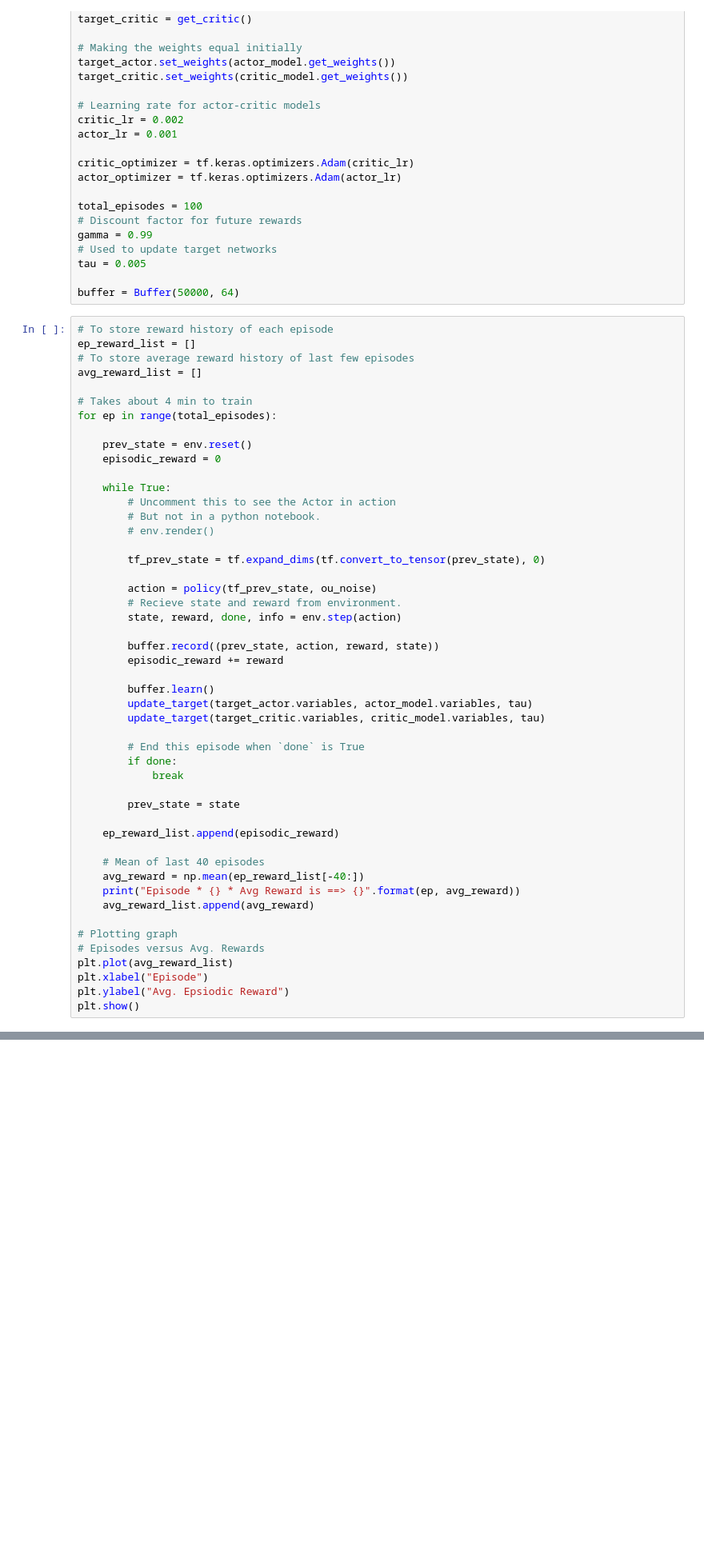
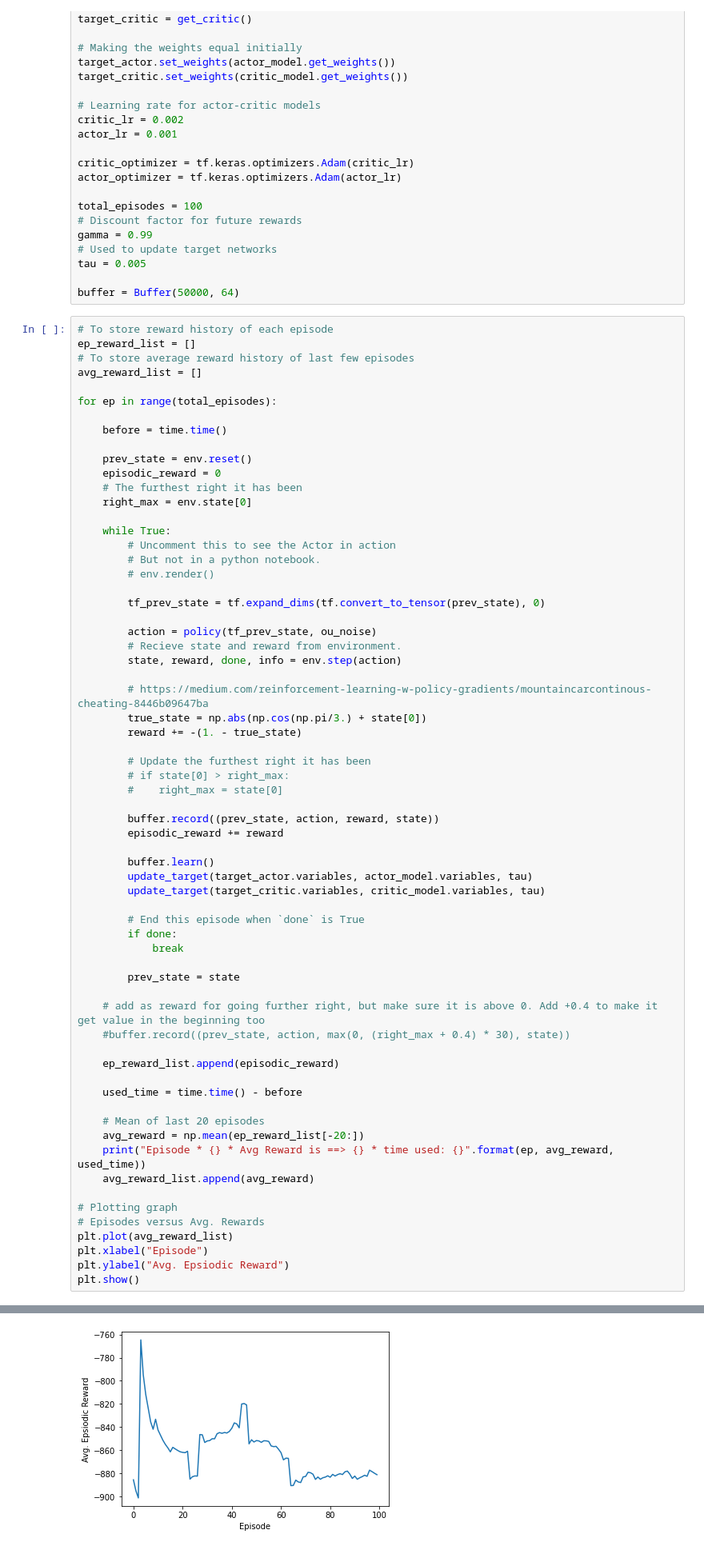
Before and after one commit to mnbvmnbv2/Mountain-Car, a Jupyter notebook: Notebook.ipynb, the cells around one changed output, grey strips where cells are left out. Shown at 80% size. Cells and saved outputs as stored; diff of their text form; blank space fills up the shorter version.

```diff
--- a/Notebook.ipynb
+++ b/Notebook.ipynb
@@ -215,11 +220,14 @@ ep_reward_list = []
 # To store average reward history of last few episodes
 avg_reward_list = []
 
-# Takes about 4 min to train
 for ep in range(total_episodes):
+
+    before = time.time()
 
     prev_state = env.reset()
     episodic_reward = 0
+    # The furthest right it has been
+    right_max = env.state[0]
 
     while True:
         # Uncomment this to see the Actor in action
@@ -231,6 +239,14 @@ for ep in range(total_episodes):
         action = policy(tf_prev_state, ou_noise)
         # Recieve state and reward from environment.
         state, reward, done, info = env.step(action)
+
+        # https://medium.com/reinforcement-learning-w-policy-gradients/mountaincarcontinous-cheating-8446b09647ba
+        true_state = np.abs(np.cos(np.pi/3.) + state[0])
+        reward += -(1. - true_state)
+
+        # Update the furthest right it has been
+        # if state[0] > right_max:
+        #    right_max = state[0]
 
         buffer.record((prev_state, action, reward, state))
         episodic_reward += reward
@@ -245,11 +261,16 @@ for ep in range(total_episodes):
 
         prev_state = state
 
+    # add as reward for going further right, but make sure it is above 0. Add +0.4 to make it get value in the beginning too
+    #buffer.record((prev_state, action, max(0, (right_max + 0.4) * 30), state))
+
     ep_reward_list.append(episodic_reward)
 
-    # Mean of last 40 episodes
-    avg_reward = np.mean(ep_reward_list[-40:])
-    print("Episode * {} * Avg Reward is ==> {}".format(ep, avg_reward))
+    used_time = time.time() - before
+
+    # Mean of last 20 episodes
+    avg_reward = np.mean(ep_reward_list[-20:])
+    print("Episode * {} * Avg Reward is ==> {} * time used: {}".format(ep, avg_reward, used_time))
     avg_reward_list.append(avg_reward)
 
 # Plotting graph
@@ -258,3 +279,4 @@ plt.plot(avg_reward_list)
 plt.xlabel("Episode")
 plt.ylabel("Avg. Epsiodic Reward")
 plt.show()
+# %% [output]
@@ -261,2 +300,3 @@ plt.show()
+[figure, added]
 # %%
 # Save the weights
```
Also changed, not shown: parts of 8 cells of this notebook.
